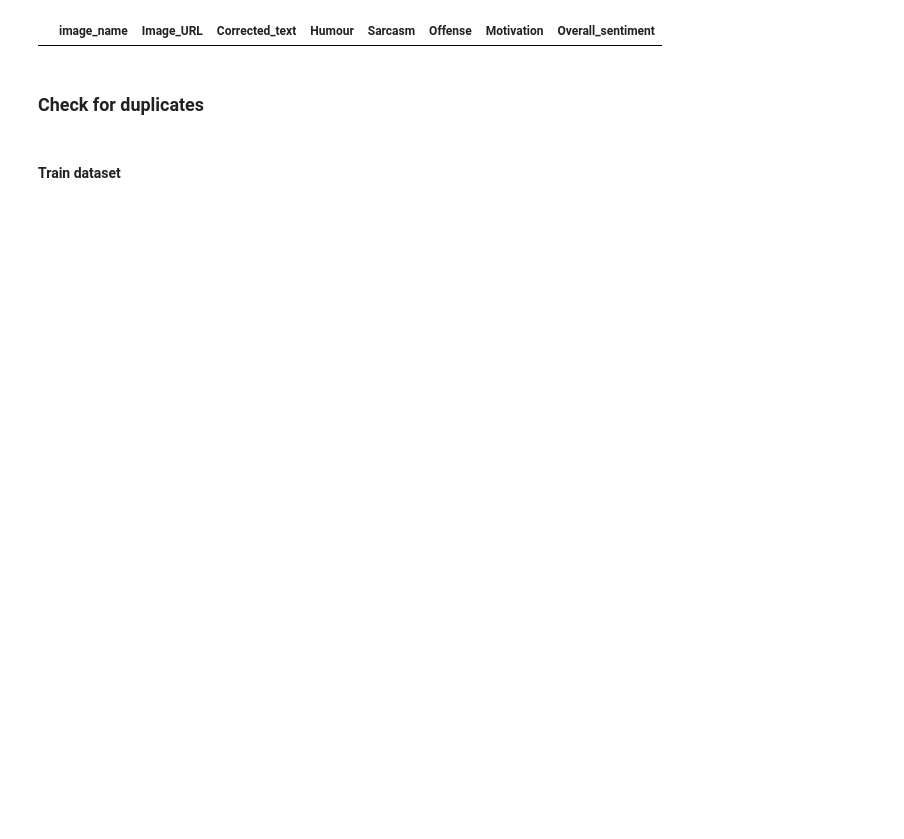
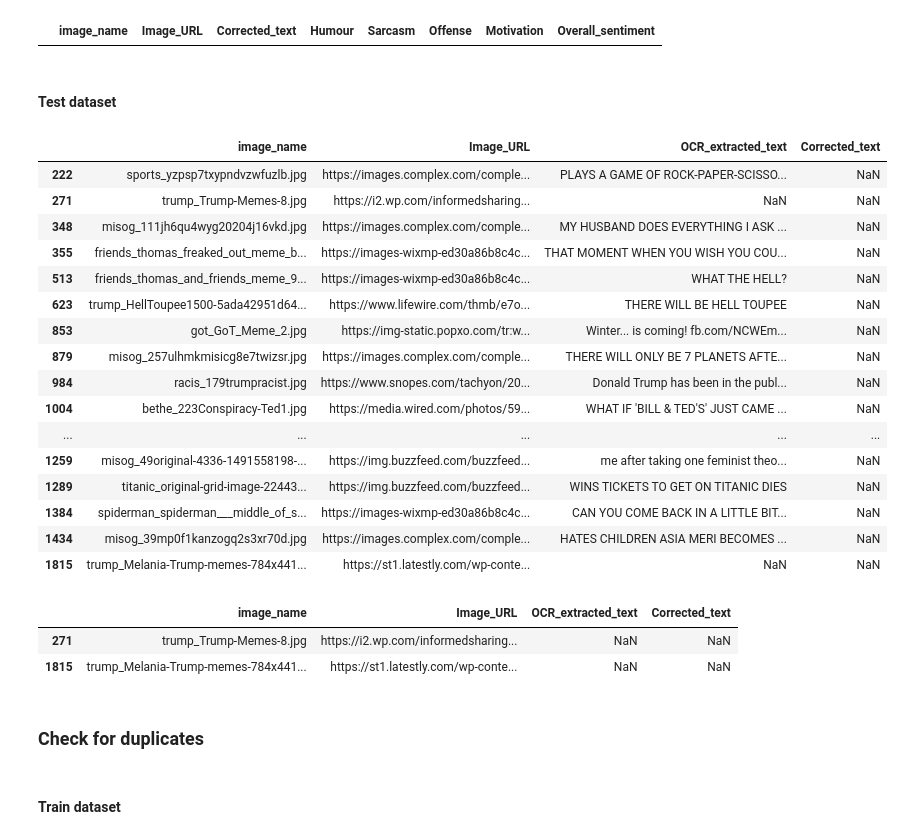
Before and after one commit to bonheml/SESAM, a Jupyter notebook: src/data_analysis/data_cleaning.ipynb, the cells around one changed output. Drawn from its saved outputs; the diff is of its cells as text; code cells hidden in the pictures; blank space fills up the shorter version.

```diff
--- a/src/data_analysis/data_cleaning.ipynb
+++ b/src/data_analysis/data_cleaning.ipynb
@@ -105,0 +117,2 @@ array(['image_and_text ', 'image', 'text', 'image_and_text  '],
+# %%
+test = pd.read_csv("{}test_cleaned.csv".format(data_folder), skiprows=1, names=["image_name", "Image_URL", "OCR_extracted_text", "Corrected_text"])
@@ -164,0 +193,22 @@ to_check[to_check.isnull().any(axis=1)]
+# %% [markdown]
+#### Test dataset
+# %%
+test[test["Corrected_text"].isnull()]
+# %% [output]
+|  | image_name | Image_URL | OCR_extracted_text | Corrected_text |
+| 222 | sports_yzpsp7txypndvzwfuzlb.jpg | https://images.complex.com/comple... | PLAYS A GAME OF ROCK-PAPER-SCISSO... | NaN |
+| 271 | trump_Trump-Memes-8.jpg | https://i2.wp.com/informedsharing... | NaN | NaN |
+| 348 | misog_111jh6qu4wyg20204j16vkd.jpg | https://images.complex.com/comple... | MY HUSBAND DOES EVERYTHING I ASK ... | NaN |
+| 355 | friends_thomas_freaked_out_meme_b... | https://images-wixmp-ed30a86b8c4c... | THAT MOMENT WHEN YOU WISH YOU COU... | NaN |
+| 513 | friends_thomas_and_friends_meme_9... | https://images-wixmp-ed30a86b8c4c... | WHAT THE HELL? | NaN |
+| 623 | trump_HellToupee1500-5ada42951d64... | https://www.lifewire.com/thmb/e7o... | THERE WILL BE HELL TOUPEE | NaN |
+| 853 | got_GoT_Meme_2.jpg | https://img-static.popxo.com/tr:w... | Winter... is coming! fb.com/NCWEm... | NaN |
+| 879 | misog_257ulhmkmisicg8e7twizsr.jpg | https://images.complex.com/comple... | THERE WILL ONLY BE 7 PLANETS AFTE... | NaN |
+| 984 | racis_179trumpracist.jpg | https://www.snopes.com/tachyon/20... | Donald Trump has been in the publ... | NaN |
+| 1004 | bethe_223Conspiracy-Ted1.jpg | https://media.wired.com/photos/59... | WHAT IF 'BILL & TED'S' JUST CAME ... | NaN |
+| ... | ... | ... | ... | ... |
+| 1259 | misog_49original-4336-1491558198-... | https://img.buzzfeed.com/buzzfeed... | me after taking one feminist theo... | NaN |
+| 1289 | titanic_original-grid-image-22443... | https://img.buzzfeed.com/buzzfeed... | WINS TICKETS TO GET ON TITANIC DIES | NaN |
+| 1384 | spiderman_spiderman___middle_of_s... | https://images-wixmp-ed30a86b8c4c... | CAN YOU COME BACK IN A LITTLE BIT... | NaN |
+| 1434 | misog_39mp0f1kanzogq2s3xr70d.jpg | https://images.complex.com/comple... | HATES CHILDREN ASIA MERI BECOMES ... | NaN |
+| 1815 | trump_Melania-Trump-memes-784x441... | https://st1.latestly.com/wp-conte... | NaN | NaN |
@@ -164,0 +217,6 @@ to_check[to_check.isnull().any(axis=1)]
+# %%
+test[test["Corrected_text"].isnull()]
+# %% [output]
+|  | image_name | Image_URL | OCR_extracted_text | Corrected_text |
+| 271 | trump_Trump-Memes-8.jpg | https://i2.wp.com/informedsharing... | NaN | NaN |
+| 1815 | trump_Melania-Trump-memes-784x441... | https://st1.latestly.com/wp-conte... | NaN | NaN |
```
Also changed, not shown: parts of 39 cells of this notebook, 1 other file.
